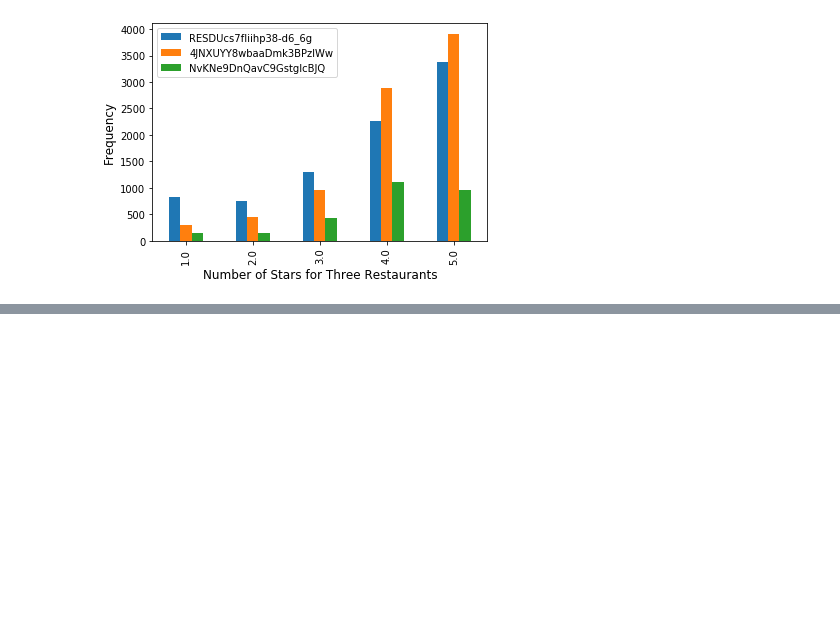
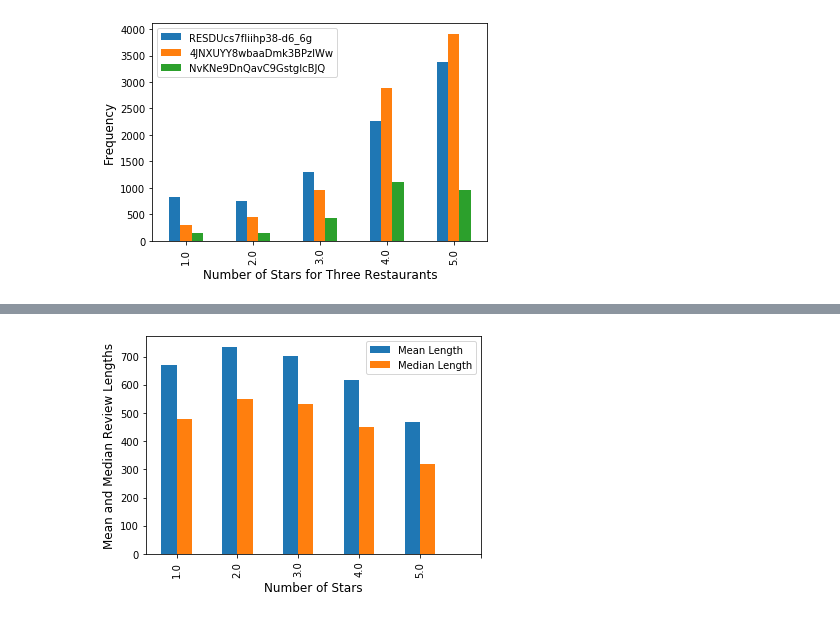
Before and after one commit to walkerpage/springboard, a Jupyter notebook: Capstone_Projects/Capstone_Project_1/Code/Capstone_Project_1_Data_Storytelling.ipynb, the cells around one changed output, grey strips where cells are left out. Drawn from its saved outputs; the diff is of its cells as text; code cells hidden in the pictures; blank space fills up the shorter version.

```diff
--- a/Capstone_Projects/Capstone_Project_1/Code/Capstone_Project_1_Data_Storytelling.ipynb
+++ b/Capstone_Projects/Capstone_Project_1/Code/Capstone_Project_1_Data_Storytelling.ipynb
@@ -269,0 +308,5 @@ plt.show()
+# %%
+# Construct new DataFrame with review lengths added as a column
+review_lens_df = reviews.copy()
+review_lens_df['review_lengths'] = review_lens
+review_lens_df.head()
@@ -269,0 +320,3 @@ plt.show()
+# %%
+len_stats = review_lens_df.groupby('stars').agg([np.mean, np.median])
+len_stats
@@ -269,0 +332,10 @@ plt.show()
+# %%
+_ = len_stats.plot.bar()
+_ = plt.xticks(range(6))
+_ = plt.xlabel('Number of Stars', fontsize='large')
+_ = plt.ylabel('Mean and Median Review Lengths', fontsize='large')
+_ = plt.legend(['Mean Length', 'Median Length'])
+
+plt.show()
+# %% [output]
+[figure, added]
```
Also changed, not shown: parts of 7 cells of this notebook.
